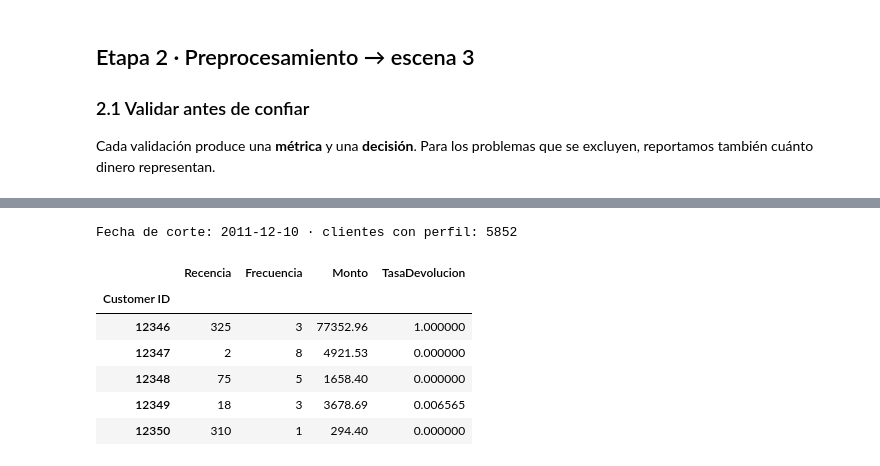
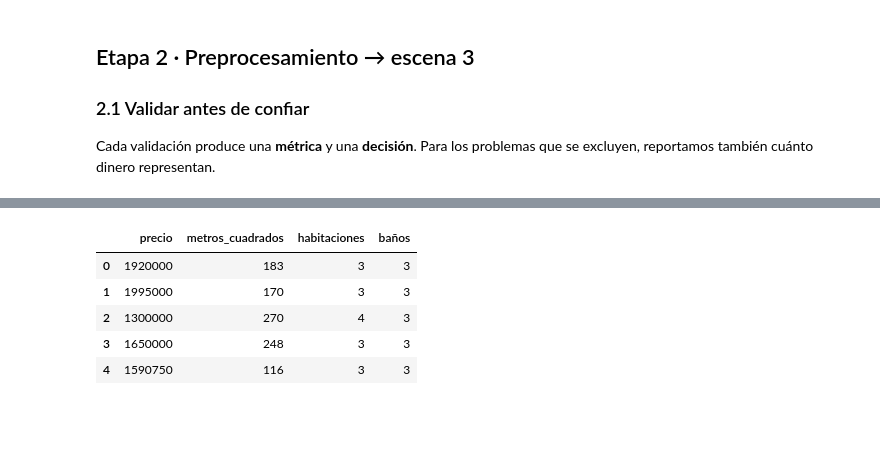
Before and after one commit to jhonnyTobon/ML_EA3_iudigital, a Jupyter notebook: src/sincronicas/Semana_5SINC.ipynb, the cells around one changed output, grey strips where cells are left out. Cells and saved outputs as stored; diff of their text form; code cells hidden in the pictures; blank space fills up the shorter version.

```diff
--- a/src/sincronicas/Semana_5SINC.ipynb
+++ b/src/sincronicas/Semana_5SINC.ipynb
@@ -186,11 +182,0 @@ See the caveats in the documentation: https://pandas.pydata.org/pandas-docs/stab
-# %%
-registro = [("datos crudos", len(df))]
-df = df.loc[~duplicado].copy();                    registro.append(("sin duplicados", len(df)))
-df = df.loc[df["Customer ID"].notna()].copy();     registro.append(("con cliente identificado", len(df)))
-df["Customer ID"] = df["Customer ID"].astype(int)
-devoluciones = df.loc[df["Invoice"].str.startswith("C")].copy()
-compras = df.loc[~df["Invoice"].str.startswith("C")].copy()
-registro.append(("compras (sin cancelaciones)", len(compras)))
-compras = compras.loc[(compras["Quantity"] > 0) & (compras["Price"] > 0)];   registro.append(("cantidad y precio > 0", len(compras)))
-compras = compras.loc[compras["StockCode"].str.match(r"^\d{5}")];             registro.append(("solo productos", len(compras)))
-pd.DataFrame(registro, columns=["paso", "filas"])
@@ -222,26 +196,18 @@ pd.DataFrame(registro, columns=["paso", "filas"])
 # %%
-FECHA_CORTE = compras["InvoiceDate"].max().normalize() + pd.Timedelta(days=1)
+variables = [
+    "precio",
+    "metros_cuadrados",
+    "habitaciones",
+    "baños"
+]
 
-def construir_rfm(transacciones, fecha_corte):
-    return transacciones.groupby("Customer ID").agg(
-        Recencia=("InvoiceDate", lambda s: (fecha_corte - s.max()).days),
-        Frecuencia=("Invoice", "nunique"),
-        Monto=("Importe", "sum"))
+X = df[variables]
 
-rfm = construir_rfm(compras, FECHA_CORTE)
-
-# Tasa de devolución por cliente: no entra al modelo base, es el reto de la clase
-devuelto = devoluciones.groupby("Customer ID")["Importe"].sum().abs()
-rfm["TasaDevolucion"] = (devuelto.reindex(rfm.index).fillna(0) / rfm["Monto"]).clip(upper=1)
-
-print("Fecha de corte:", FECHA_CORTE.date(), "· clientes con perfil:", len(rfm))
-rfm.head()
+X.head()
 # %% [output]
-Fecha de corte: 2011-12-10 · clientes con perfil: 5852
-|  | Recencia | Frecuencia | Monto | TasaDevolucion |
-| Customer ID |  |  |  |  |
-| 12346 | 325 | 3 | 77352.96 | 1.000000 |
-| 12347 | 2 | 8 | 4921.53 | 0.000000 |
-| 12348 | 75 | 5 | 1658.40 | 0.000000 |
-| 12349 | 18 | 3 | 3678.69 | 0.006565 |
-| 12350 | 310 | 1 | 294.40 | 0.000000 |
+|  | precio | metros_cuadrados | habitaciones | baños |
+| 0 | 1920000 | 183 | 3 | 3 |
+| 1 | 1995000 | 170 | 3 | 3 |
+| 2 | 1300000 | 270 | 4 | 3 |
+| 3 | 1650000 | 248 | 3 | 3 |
+| 4 | 1590750 | 116 | 3 | 3 |
```
Also changed, not shown: parts of 38 cells of this notebook, 2 other files.
